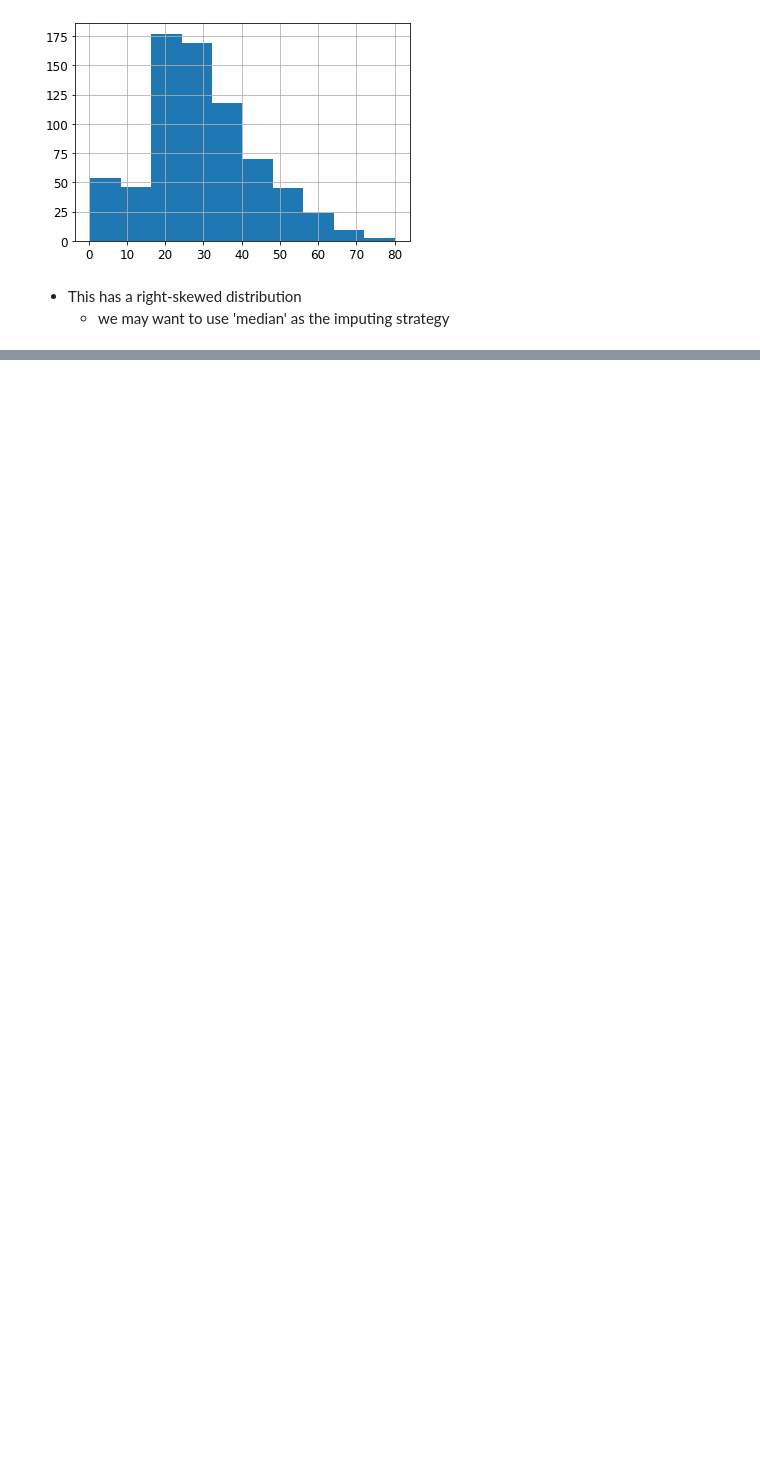
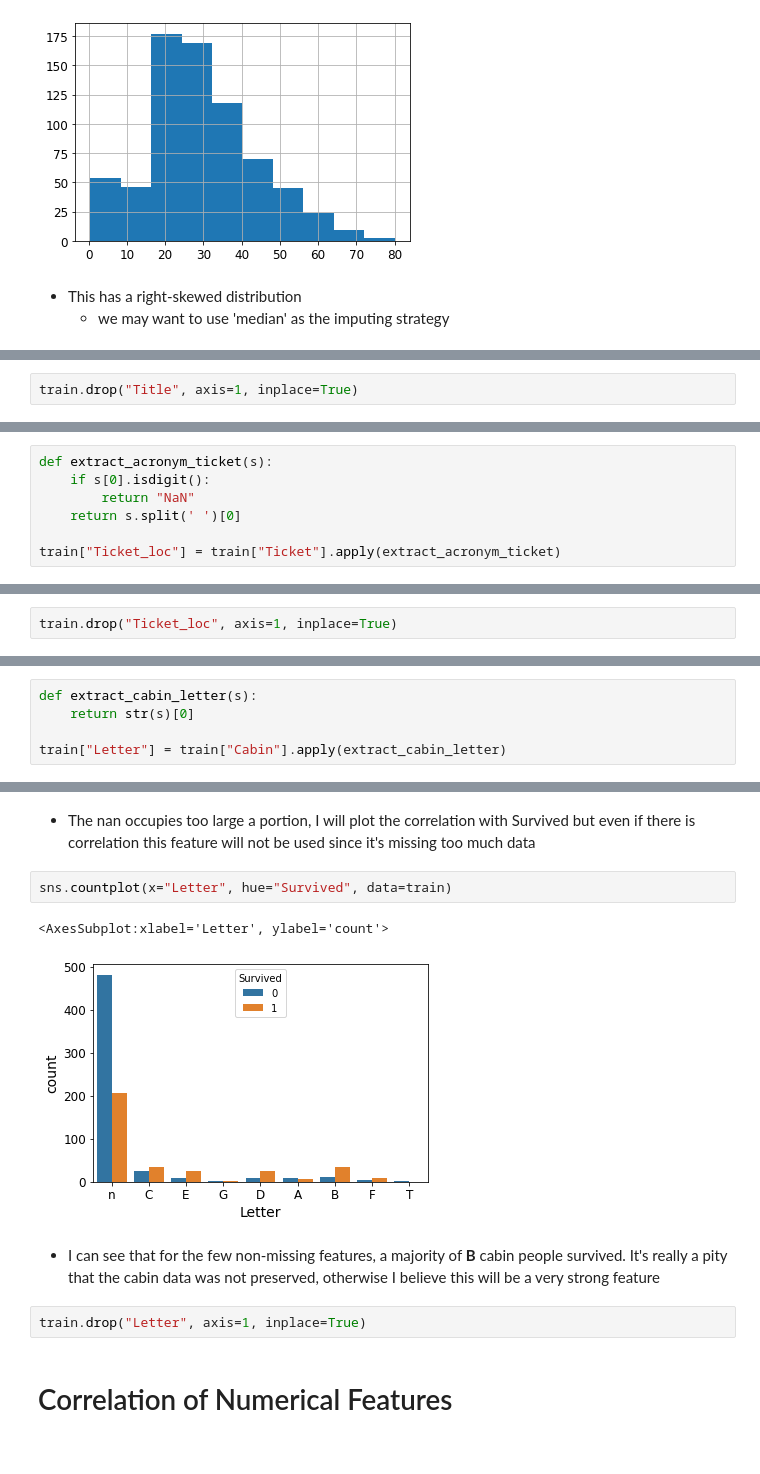
Before and after one commit to calvinh99/handsonml, a Jupyter notebook: learning/titanic.ipynb, the cells around one changed output, grey strips where cells are left out. Cells and saved outputs as stored; diff of their text form; blank space fills up the shorter version.

```diff
--- a/learning/titanic.ipynb
+++ b/learning/titanic.ipynb
@@ -193,0 +228,2 @@ sns.countplot(x='Embarked', hue='Survived', data=train)
+# %%
+train.drop("Title", axis=1, inplace=True)
@@ -193,0 +254,7 @@ sns.countplot(x='Embarked', hue='Survived', data=train)
+# %%
+def extract_acronym_ticket(s):
+    if s[0].isdigit():
+        return "NaN"
+    return s.split(' ')[0]
+
+train["Ticket_loc"] = train["Ticket"].apply(extract_acronym_ticket)
@@ -193,0 +272,2 @@ sns.countplot(x='Embarked', hue='Survived', data=train)
+# %%
+train.drop("Ticket_loc", axis=1, inplace=True)
@@ -193,0 +308,5 @@ sns.countplot(x='Embarked', hue='Survived', data=train)
+# %%
+def extract_cabin_letter(s):
+    return str(s)[0]
+
+train["Letter"] = train["Cabin"].apply(extract_cabin_letter)
@@ -193,0 +326,14 @@ sns.countplot(x='Embarked', hue='Survived', data=train)
+# %% [markdown]
+- The nan occupies too large a portion, I will plot the correlation with Survived but even if there is correlation this feature will not be used since it's missing too much data
+# %%
+sns.countplot(x="Letter", hue="Survived", data=train)
+# %% [output]
+<AxesSubplot:xlabel='Letter', ylabel='count'>
+[figure, added]
+# %% [markdown]
+- I can see that for the few non-missing features, a majority of **B** cabin people survived. It's really a pity that the cabin data was not preserved, otherwise I believe this will be a very strong feature
+# %%
+train.drop("Letter", axis=1, inplace=True)
+# %% [markdown]
+# Correlation of Numerical Features
+<br>
```
Also changed, not shown: parts of 110 cells of this notebook.
